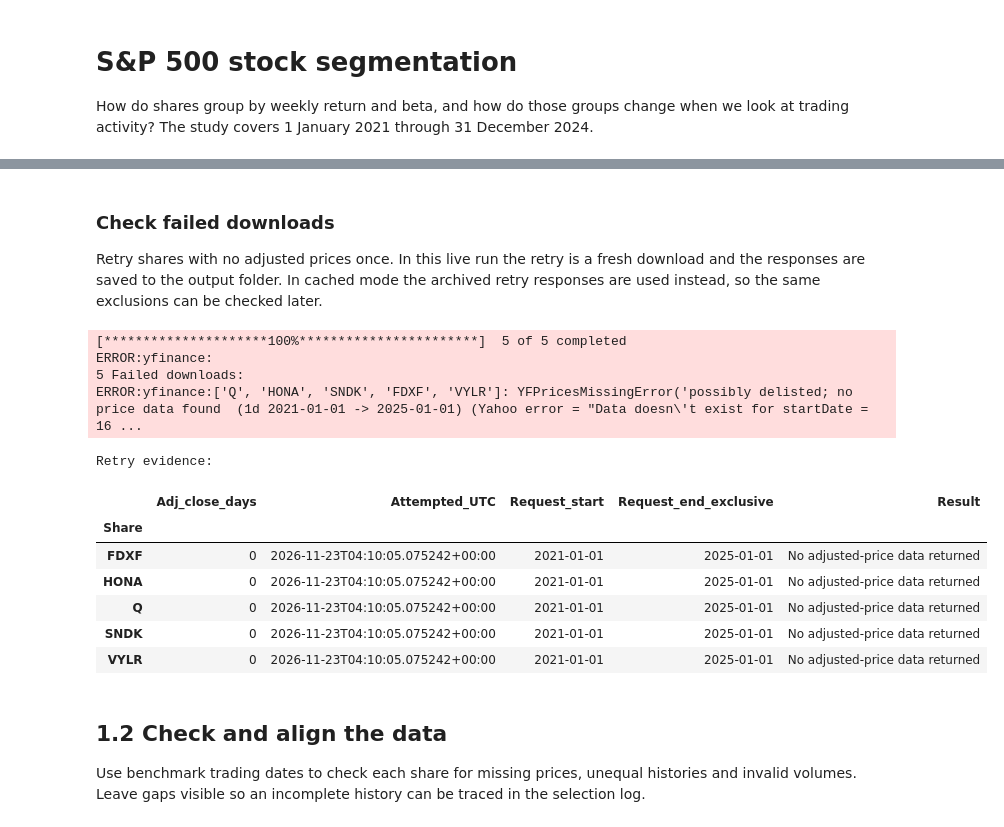
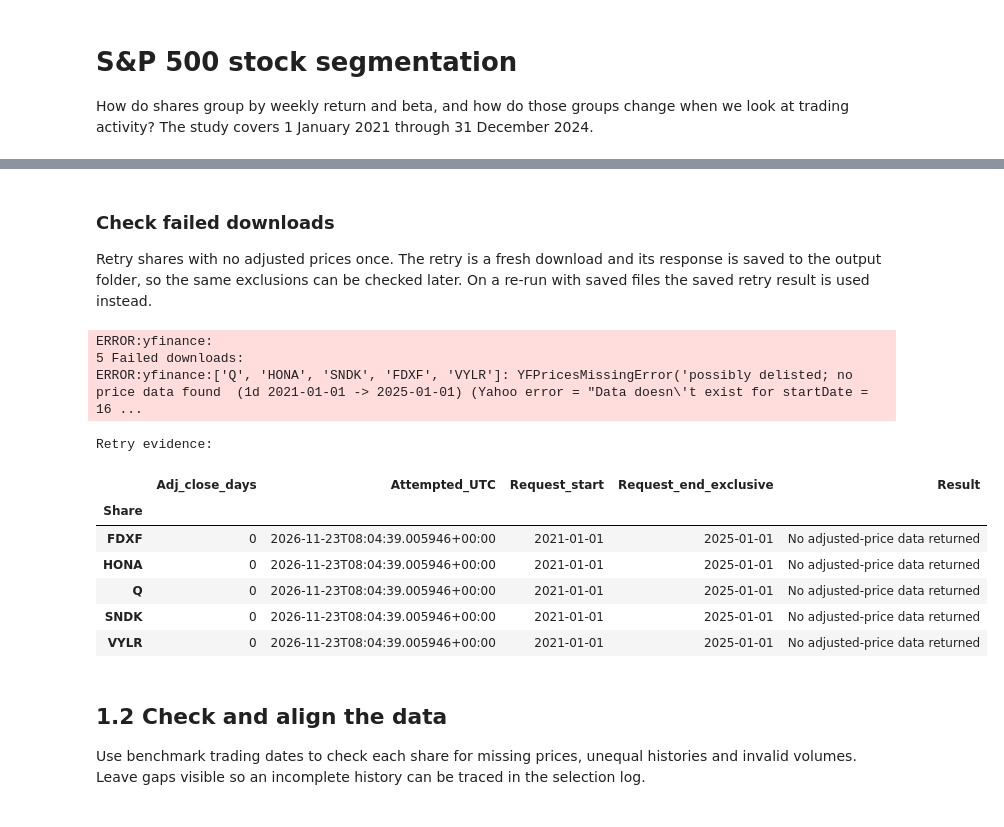
Before and after one commit to Shavina-143/CRM-CW1_w2083673, a Jupyter notebook: CWK1_SP500_Analysis.ipynb, the cells around one changed output, grey strips where cells are left out. Drawn from its saved outputs; the diff is of its cells as text; code cells hidden in the pictures.

```diff
--- a/CWK1_SP500_Analysis.ipynb
+++ b/CWK1_SP500_Analysis.ipynb
@@ -4,16 +4,19 @@
 # S&P 500 stock segmentation
 How do shares group by weekly return and beta, and how do those groups change when we look at trading activity? The study covers 1 January 2021 through 31 December 2024.
 # %%
-%pip install -q yfinance
+%pip install -q yfinance lxml
 
+import hashlib
 import json
 import sys
 from importlib.metadata import PackageNotFoundError, version
+from io import StringIO
 from pathlib import Path
 from zipfile import ZIP_DEFLATED, ZipFile
 
 import numpy as np
 import pandas as pd
+import requests
 import yfinance as yf
 from IPython.display import display
 
@@ -21,17 +24,16 @@ from IPython.display import display
 start = '2021-01-01'
 end = '2025-01-01'
 
-# First run: download the historical data directly from Yahoo Finance.
-DATA_MODE = 'cache'
-snapshot_path = None
+# True = reuse the saved CSV files when they exist, so a re-run uses the same snapshot.
+# Set to False (or delete the output folder) to download everything again.
+USE_CACHE = False
 
 # The acquisition and export cells use these to record the data source.
-acquisition_metadata = {'data_mode': DATA_MODE}
+acquisition_metadata = {}
 source_hashes = {}
 
-# Save this run's tables and figures together.
-run_id = pd.Timestamp.now(tz='UTC').strftime('%Y%m%dT%H%M%S%fZ')
-OUTPUT_DIR = Path('cwk1_outputs') / run_id
+# One fixed folder, so the saved snapshot can be found again on the next run.
+OUTPUT_DIR = Path('/content/CWK1_outputs') if Path('/content').exists() else Path('cwk1_outputs')
 OUTPUT_DIR.mkdir(parents=True, exist_ok=True)
 
 print(f'Study period: {start} to {end} (end excluded)')
@@ -150,69 +223,66 @@ Original market download UTC: 2026-11-23T04:09:55.860497+00:00
 # %% [markdown]
 ### Check failed downloads
-Retry shares with no adjusted prices once. In this live run the retry is a fresh download and the responses are saved to the output folder. In cached mode the archived retry responses are used instead, so the same exclusions can be checked later.
+Retry shares with no adjusted prices once. The retry is a fresh download and its response is saved to the output folder, so the same exclusions can be checked later. On a re-run with saved files the saved retry result is used instead.
 # %%
 retry_tickers = no_price_data.copy()
+RETRY_RAW_FILE = OUTPUT_DIR / 'failed_tickers_retry_raw.csv'
+RETRY_LOG_FILE = OUTPUT_DIR / 'download_retry_log.csv'
 
-if DATA_MODE == 'cached':
-    retry_log = read_snapshot_csv('download_retry_log.csv', index_col=0)
-    retry_data = read_snapshot_csv(
-        'failed_tickers_retry_raw.csv', header=[0, 1], index_col=0,
-        parse_dates=True, float_precision='round_trip'
-    )
+if USE_CACHE and RETRY_LOG_FILE.exists():
+    retry_log = pd.read_csv(RETRY_LOG_FILE, index_col=0)
+    retry_data = read_saved_download(RETRY_RAW_FILE) if RETRY_RAW_FILE.exists() else None
 elif retry_tickers:
-    retry_data = yf.download(
+    retry_data = as_field_ticker_columns(yf.download(
         retry_tickers, start=start, end=end, interval='1d',
         auto_adjust=False, actions=True, keepna=True,
-        group_by='column', threads=False
-    )
+        group_by='column', threads=False, progress=False
+    ), retry_tickers)
     retry_counts = pd.Series(0, index=retry_tickers, dtype='int64')
-    if retry_data is not None and not retry_data.empty:
+    if retry_data is not None:
         retry_counts = retry_data['Adj Close'].reindex(columns=retry_tickers).notna().sum()
     retry_log = retry_counts.rename('Adj_close_days').to_frame()
     retry_log.index.name = 'Share'
     retry_log['Attempted_UTC'] = pd.Timestamp.now(tz='UTC').isoformat()
     retry_log['Request_start'] = start
     retry_log['Request_end_exclusive'] = end
     retry_log['Result'] = np.where(
         retry_counts > 0, 'Data returned - validate', 'No adjusted-price data returned'
     )
 else:
     retry_data = None
     retry_log = pd.DataFrame(columns=[
         'Adj_close_days', 'Attempted_UTC', 'Request_start',
         'Request_end_exclusive', 'Result'
     ])
     retry_log.index.name = 'Share'
 
 if retry_data is not None:
-    retry_data.to_csv(OUTPUT_DIR / 'failed_tickers_retry_raw.csv')
-    if not retry_data.empty:
-        retry_data.index = pd.to_datetime(retry_data.index)
-        if retry_data.index.duplicated().any():
-            raise ValueError('Duplicate dates in the retry response.')
-        if not ((retry_data.index >= pd.Timestamp(start)) & (retry_data.index < pd.Timestamp(end))).all():
-            raise ValueError('Retry dates fall outside the study period.')
-        raw_data = raw_data.combine_first(retry_data).sort_index()
+    retry_data.to_csv(RETRY_RAW_FILE)
+    retry_data.index = pd.to_datetime(retry_data.index)
+    if retry_data.index.duplicated().any():
+        raise ValueError('Duplicate dates in the retry response.')
+    if not ((retry_data.index >= pd.Timestamp(start)) & (retry_data.index < pd.Timestamp(end))).all():
+        raise ValueError('Retry dates fall outside the study period.')
+    raw_data = raw_data.combine_first(retry_data).sort_index()
 
-retry_log.to_csv(OUTPUT_DIR / 'download_retry_log.csv')
+retry_log.to_csv(RETRY_LOG_FILE)
 raw_data.to_csv(OUTPUT_DIR / 'market_data_after_retry_2021_2024.csv')
 df = raw_data['Adj Close'].reindex(columns=tickers)
 market_prices = raw_data['Adj Close'].reindex(columns=['^GSPC'])
 print('Retry evidence:')
 display(retry_log)
 # %% [output]
-[*********************100%***********************]  5 of 5 completed
 ERROR:yfinance:
 5 Failed downloads:
 ERROR:yfinance:['Q', 'HONA', 'SNDK', 'FDXF', 'VYLR']: YFPricesMissingError('possibly delisted; no price data found  (1d 2021-01-01 -> 2025-01-01) (Yahoo error = "Data doesn\'t exist for startDate = 16 ...
 Retry evidence:
 |  | Adj_close_days | Attempted_UTC | Request_start | Request_end_exclusive | Result |
 | Share |  |  |  |  |  |
-| FDXF | 0 | 2026-11-23T04:10:05.075242+00:00 | 2021-01-01 | 2025-01-01 | No adjusted-price data returned |
-| HONA | 0 | 2026-11-23T04:10:05.075242+00:00 | 2021-01-01 | 2025-01-01 | No adjusted-price data returned |
-| Q | 0 | 2026-11-23T04:10:05.075242+00:00 | 2021-01-01 | 2025-01-01 | No adjusted-price data returned |
-| SNDK | 0 | 2026-11-23T04:10:05.075242+00:00 | 2021-01-01 | 2025-01-01 | No adjusted-price data returned |
-| VYLR | 0 | 2026-11-23T04:10:05.075242+00:00 | 2021-01-01 | 2025-01-01 | No adjusted-price data returned |
+| FDXF | 0 | 2026-11-23T08:04:39.005946+00:00 | 2021-01-01 | 2025-01-01 | No adjusted-price data returned |
+| HONA | 0 | 2026-11-23T08:04:39.005946+00:00 | 2021-01-01 | 2025-01-01 | No adjusted-price data returned |
+| Q | 0 | 2026-11-23T08:04:39.005946+00:00 | 2021-01-01 | 2025-01-01 | No adjusted-price data returned |
+| SNDK | 0 | 2026-11-23T08:04:39.005946+00:00 | 2021-01-01 | 2025-01-01 | No adjusted-price data returned |
+| VYLR | 0 | 2026-11-23T08:04:39.005946+00:00 | 2021-01-01 | 2025-01-01 | No adjusted-price data returned |
 # %% [markdown]
 ## 1.2 Check and align the data
 Use benchmark trading dates to check each share for missing prices, unequal histories and invalid volumes. Leave gaps visible so an incomplete history can be traced in the selection log.
```
Also changed, not shown: parts of 13 cells of this notebook.
